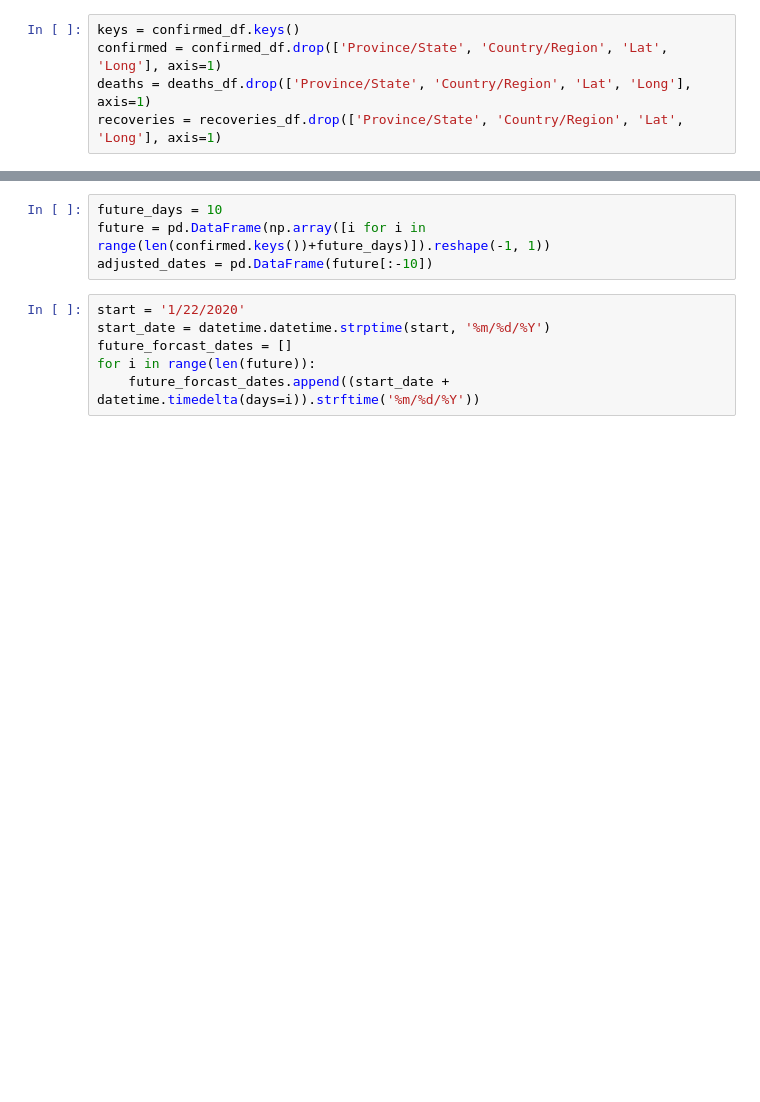
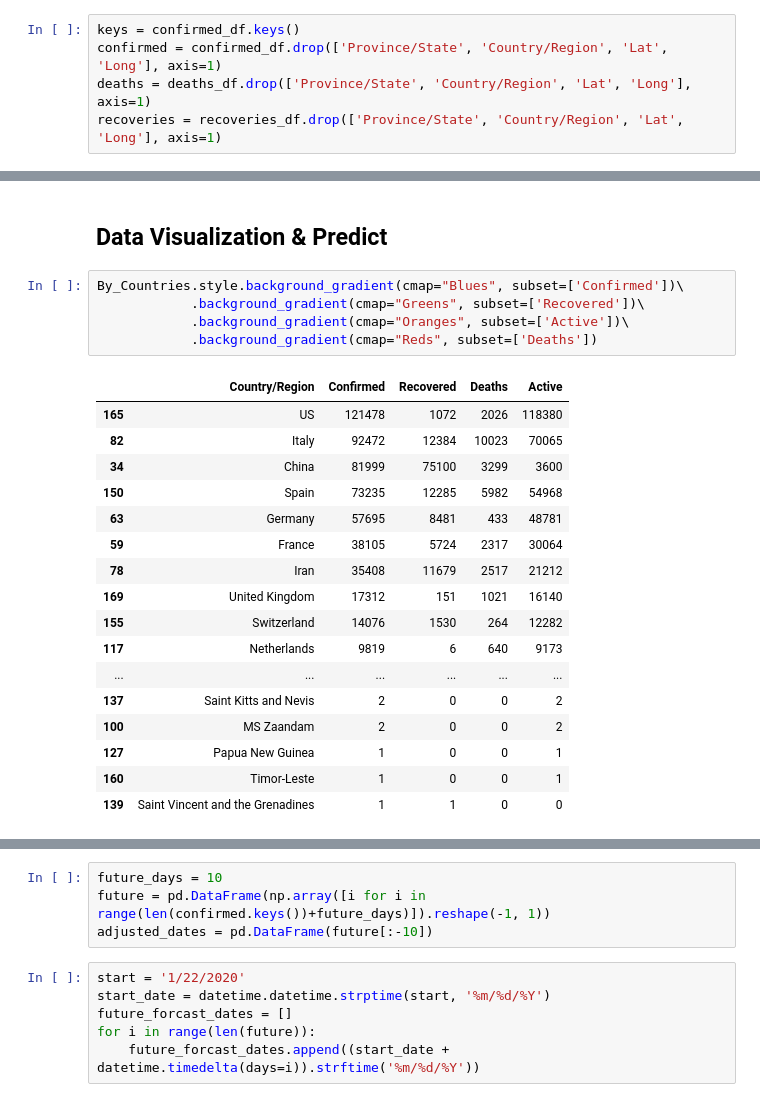
Before and after one commit to AlvaroJustus/COVID-19, a Jupyter notebook: COVID_19.ipynb, the cells around one changed output, grey strips where cells are left out. Saved outputs shown, nothing was run; the diff lists cells and outputs as text; blank space fills up the shorter version.

```diff
--- a/COVID_19.ipynb
+++ b/COVID_19.ipynb
@@ -31,0 +64,25 @@ sa_cases = confirmed[confirmed_df['Country/Region'] == 'South Africa']
+# %% [markdown]
+## Data Visualization & Predict
+# %%
+By_Countries.style.background_gradient(cmap="Blues", subset=['Confirmed'])\
+            .background_gradient(cmap="Greens", subset=['Recovered'])\
+            .background_gradient(cmap="Oranges", subset=['Active'])\
+            .background_gradient(cmap="Reds", subset=['Deaths'])
+# %% [output]
+|  | Country/Region | Confirmed | Recovered | Deaths | Active |
+| 165 | US | 121478 | 1072 | 2026 | 118380 |
+| 82 | Italy | 92472 | 12384 | 10023 | 70065 |
+| 34 | China | 81999 | 75100 | 3299 | 3600 |
+| 150 | Spain | 73235 | 12285 | 5982 | 54968 |
+| 63 | Germany | 57695 | 8481 | 433 | 48781 |
+| 59 | France | 38105 | 5724 | 2317 | 30064 |
+| 78 | Iran | 35408 | 11679 | 2517 | 21212 |
+| 169 | United Kingdom | 17312 | 151 | 1021 | 16140 |
+| 155 | Switzerland | 14076 | 1530 | 264 | 12282 |
+| 117 | Netherlands | 9819 | 6 | 640 | 9173 |
+| ... | ... | ... | ... | ... | ... |
+| 137 | Saint Kitts and Nevis | 2 | 0 | 0 | 2 |
+| 100 | MS Zaandam | 2 | 0 | 0 | 2 |
+| 127 | Papua New Guinea | 1 | 0 | 0 | 1 |
+| 160 | Timor-Leste | 1 | 0 | 0 | 1 |
+| 139 | Saint Vincent and the Grenadines | 1 | 1 | 0 | 0 |
```
Also changed, not shown: parts of 21 cells of this notebook.
